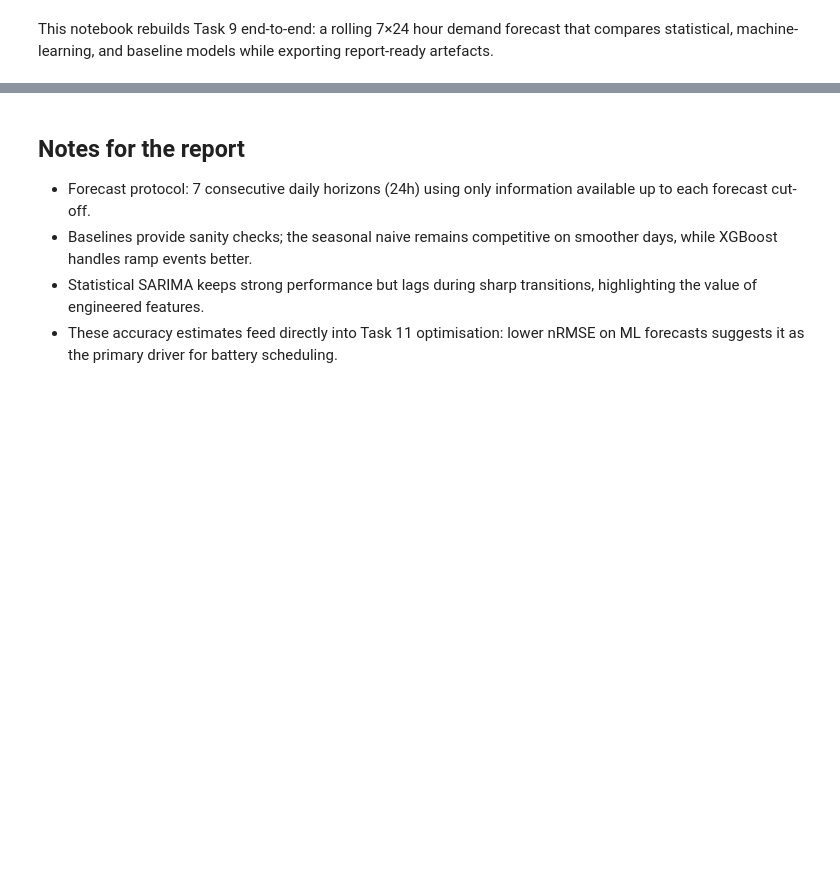
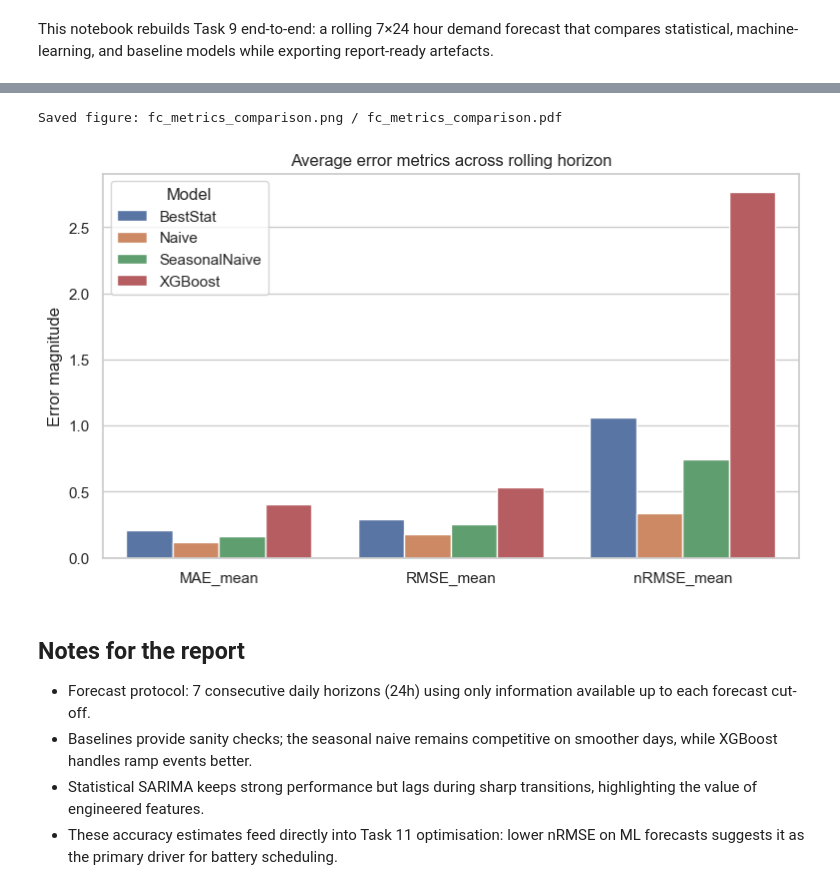
Before and after one commit to samuel29102002/Energy_Data_Science, a Jupyter notebook: notebooks/09_forecasting_pipeline.ipynb, the cells around one changed output, grey strips where cells are left out. Cells and saved outputs as stored; diff of their text form; code cells hidden in the pictures; blank space fills up the shorter version.

```diff
--- a/notebooks/09_forecasting_pipeline.ipynb
+++ b/notebooks/09_forecasting_pipeline.ipynb
@@ -169,17 +342,23 @@ plt.show()
 # %%
+# Compare average error metrics across all models
 if metrics_summary_df.empty:
     raise ValueError("Metrics summary is empty")
 
 metrics_long = metrics_summary_df.melt(id_vars=["model_name"], value_vars=["MAE_mean", "RMSE_mean", "nRMSE_mean"], var_name="Metric", value_name="Value")
-fig, ax = plt.subplots()
+
+fig, ax = plt.subplots(facecolor='white')
+ax.set_facecolor('white')
 sns.barplot(data=metrics_long, x="Metric", y="Value", hue="model_name", ax=ax)
 ax.set_title("Average error metrics across rolling horizon")
 ax.set_xlabel("")
 ax.set_ylabel("Error magnitude")
 ax.legend(title="Model")
 
 save_figure(fig, "metrics_comparison", width=9, height=5)
 plt.show()
+# %% [output]
+Saved figure: fc_metrics_comparison.png / fc_metrics_comparison.pdf
+[figure, added]
 # %% [markdown]
 ## Notes for the report
 - Forecast protocol: 7 consecutive daily horizons (24h) using only information available up to each forecast cut-off.
```
Also changed, not shown: parts of 8 cells of this notebook, 13 other files.
